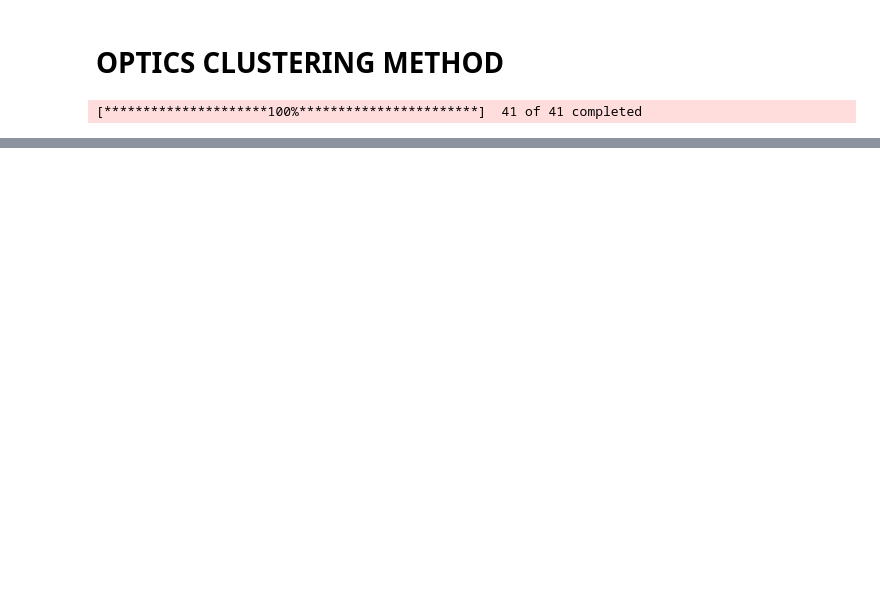
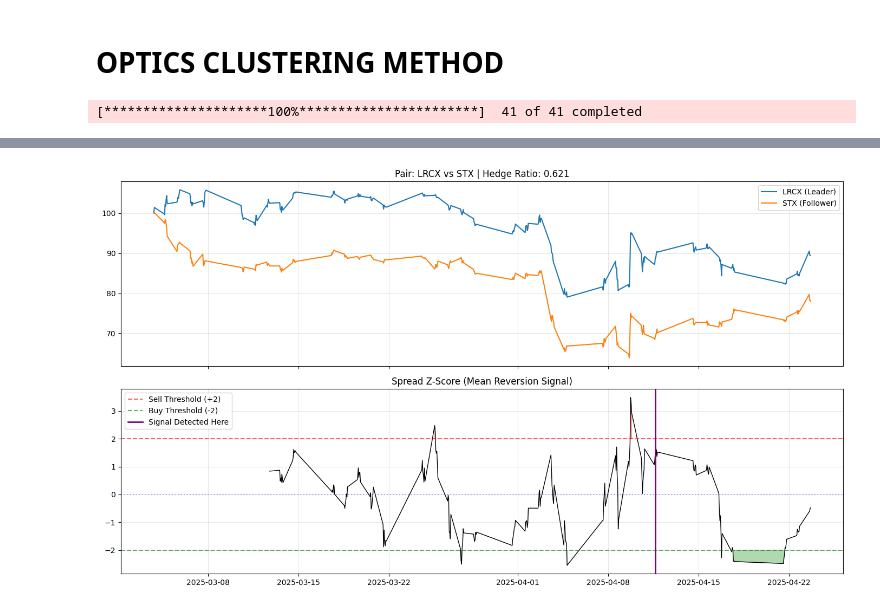
Before and after one commit to jcmcode/pairs, a Jupyter notebook: research/OPTICS.ipynb, the cells around one changed output, grey strips where cells are left out. Cells and saved outputs as stored; diff of their text form; code cells hidden in the pictures; blank space fills up the shorter version.

```diff
--- a/research/OPTICS.ipynb
+++ b/research/OPTICS.ipynb
@@ -190,0 +432,94 @@ Total Tickers: 41
+# %%
+import matplotlib.pyplot as plt
+import seaborn as sns
+
+def visualize_pair(ticker_a, ticker_b, signal_date, hedge_ratio, lookback=200):
+    """
+    Plots the price action and the Z-Score spread for a detected pair.
+    """
+    # 1. Setup the Time Window CORRECTLY
+    # Get all unique timestamps sorted first
+    all_dates = ts_df.index.get_level_values(0).unique().sort_values()
+
+    # Find the index in the UNIQUE list, not the full dataframe
+    try:
+        # We search for where the date fits in the timeline
+        target_loc = all_dates.searchsorted(pd.Timestamp(signal_date))
+
+        # Handle case where date might be slightly off (grab closest)
+        if target_loc >= len(all_dates):
+            target_loc = len(all_dates) - 1
+
+    except Exception as e:
+        print(f"Error finding date: {e}")
+        return
+
+    # Define the window relative to the timeline
+    start_loc = max(0, target_loc - lookback)
+    end_loc = min(len(all_dates), target_loc + 50) # +50 hours future view
+
+    window_dates = all_dates[start_loc:end_loc]
+
+    if len(window_dates) == 0:
+        print("Error: Window dates empty. Check indices.")
+        return
+
+    # 2. Extract Prices
+    # We reindex to the specific window we found
+    p1 = ts_df.xs(ticker_a, level='Ticker')['Price'].reindex(window_dates).ffill()
+    p2 = ts_df.xs(ticker_b, level='Ticker')['Price'].reindex(window_dates).ffill()
+
+    # 3. Calculate Spread & Z-Score
+    # Spread = Stock A - (Hedge * Stock B)
+    spread = p1 - (hedge_ratio * p2)
+
+    # Z-Score = (Spread - Mean) / StdDev (Rolling)
+    rolling_mean = spread.rolling(window=50).mean()
+    rolling_std = spread.rolling(window=50).std()
+    z_score = (spread - rolling_mean) / rolling_std
+
+    # 4. PLOT
+    fig, (ax1, ax2) = plt.subplots(2, 1, figsize=(14, 8), sharex=True)
+
+    # Top Panel: Normalized Prices
+    # Normalize to start at 100 for comparison
+    try:
+        p1_norm = (p1 / p1.iloc[0]) * 100
+        p2_norm = (p2 / p2.iloc[0]) * 100
+    except IndexError:
+        print("Error: Price data is missing for this range. Skipping plot.")
+        return
+
+    ax1.plot(p1.index, p1_norm, label=f"{ticker_a} (Leader)", color='#1f77b4', linewidth=1.5)
+    ax1.plot(p2.index, p2_norm, label=f"{ticker_b} (Follower)", color='#ff7f0e', linewidth=1.5)
+    ax1.set_title(f"Pair: {ticker_a} vs {ticker_b} | Hedge Ratio: {hedge_ratio}", fontsize=12)
+    ax1.legend()
+    ax1.grid(True, alpha=0.3)
+
+    # Bottom Panel: The Z-Score (Trading Signal)
+    ax2.plot(z_score.index, z_score, color='black', linewidth=1)
+
+    # Add Entry/Exit Bands
+    ax2.axhline(2.0, color='red', linestyle='--', alpha=0.6, label='Sell Threshold (+2)')
+    ax2.axhline(-2.0, color='green', linestyle='--', alpha=0.6, label='Buy Threshold (-2)')
+    ax2.axhline(0, color='blue', linestyle=':', alpha=0.3)
+
+    # Highlight the Signal Date
+    ax2.axvline(pd.Timestamp(signal_date), color='purple', linestyle='-', linewidth=2, label='Signal Detected Here')
+
+    ax2.set_title("Spread Z-Score (Mean Reversion Signal)", fontsize=12)
+    ax2.fill_between(z_score.index, 2, z_score, where=(z_score >= 2), color='red', alpha=0.3)
+    ax2.fill_between(z_score.index, -2, z_score, where=(z_score <= -2), color='green', alpha=0.3)
+    ax2.legend(loc='upper left')
+    ax2.grid(True, alpha=0.3)
+
+    plt.tight_layout()
+    plt.show()
+
+# --- RE-RUN THE PLOTS ---
+print("Plotting LRCX vs STX (April 2025)...")
+visualize_pair('LRCX', 'STX', '2025-04-11 15:30:00+00:00', 0.621)
+
+print("Plotting TXN vs POWI (Jan 2026)...")
+visualize_pair('TXN', 'POWI', '2026-01-20 20:30:00+00:00', 2.200)
+# %% [output]
@@ -190,0 +527 @@ Total Tickers: 41
+[figure, added]
```
Also changed, not shown: parts of 8 cells of this notebook, 1 other file.
